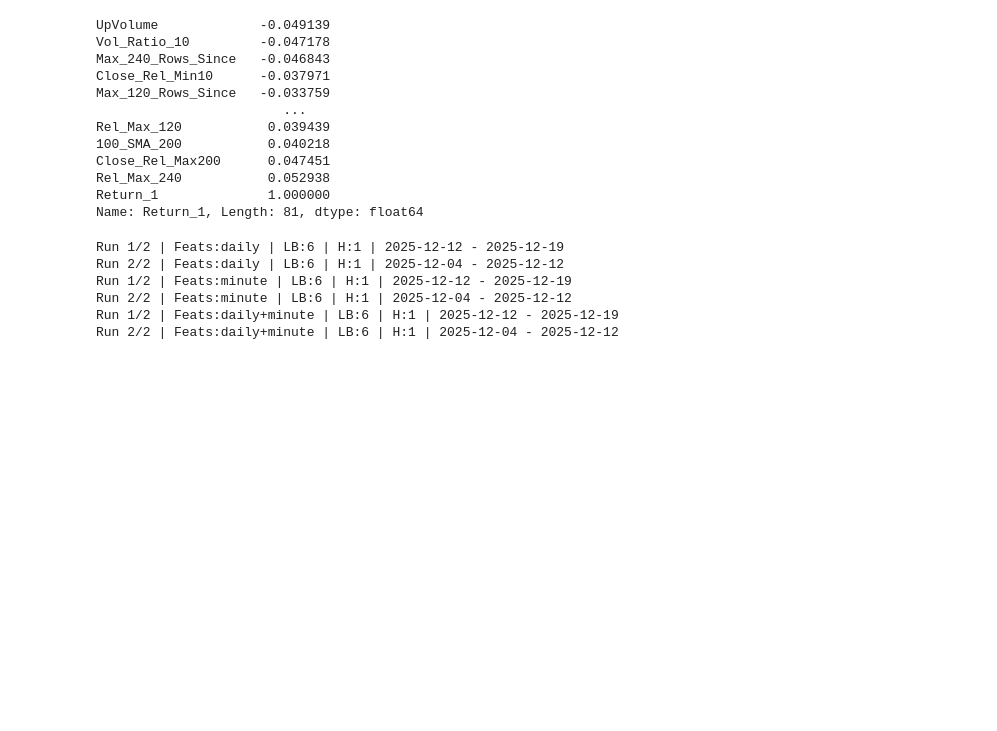
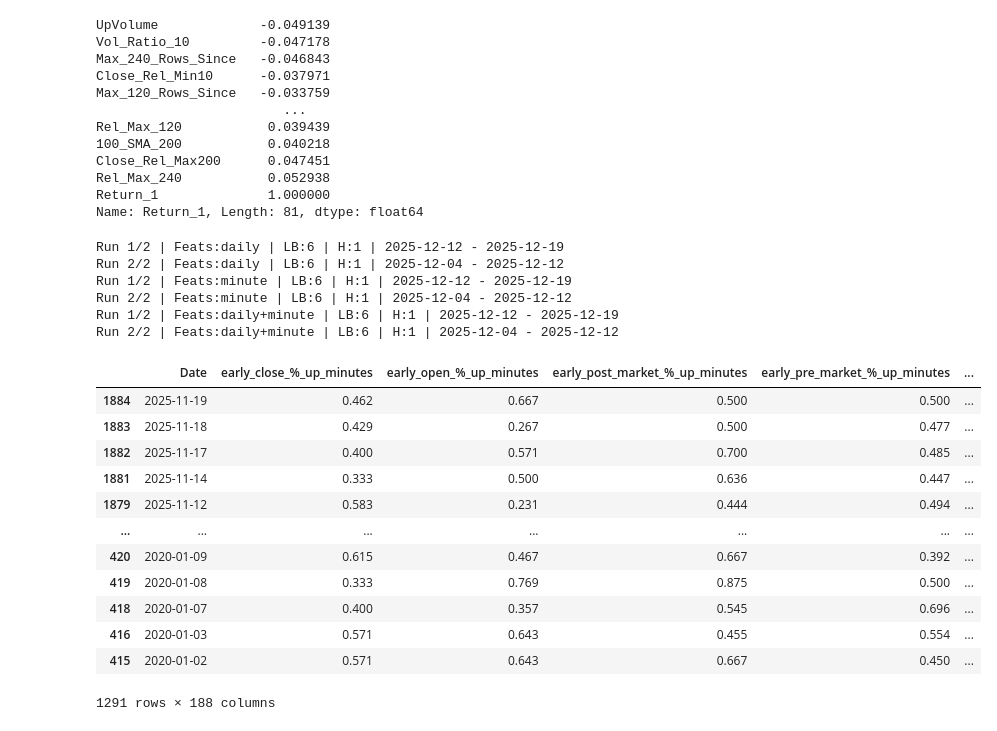
Before and after one commit to bchase17/Fracturion, a Jupyter notebook: Intraday_Model_Pipeline/training_pipeline_simple.ipynb, the cells around one changed output. Cells and saved outputs as stored; diff of their text form; code cells hidden in the pictures; blank space fills up the shorter version.

```diff
--- a/Intraday_Model_Pipeline/training_pipeline_simple.ipynb
+++ b/Intraday_Model_Pipeline/training_pipeline_simple.ipynb
@@ -241,6 +241,22 @@ Run 1/2 | Feats:minute | LB:6 | H:1 | 2025-12-12 - 2025-12-19
 Run 2/2 | Feats:minute | LB:6 | H:1 | 2025-12-04 - 2025-12-12
 Run 1/2 | Feats:daily+minute | LB:6 | H:1 | 2025-12-12 - 2025-12-19
 Run 2/2 | Feats:daily+minute | LB:6 | H:1 | 2025-12-04 - 2025-12-12
+# %%
+filtered
+# %% [output]
+|  | Date | early_close_%_up_minutes | early_open_%_up_minutes | early_post_market_%_up_minutes | early_pre_market_%_up_minutes | ... |
+| 1884 | 2025-11-19 | 0.462 | 0.667 | 0.500 | 0.500 | ... |
+| 1883 | 2025-11-18 | 0.429 | 0.267 | 0.500 | 0.477 | ... |
+| 1882 | 2025-11-17 | 0.400 | 0.571 | 0.700 | 0.485 | ... |
+| 1881 | 2025-11-14 | 0.333 | 0.500 | 0.636 | 0.447 | ... |
+| 1879 | 2025-11-12 | 0.583 | 0.231 | 0.444 | 0.494 | ... |
+| ... | ... | ... | ... | ... | ... | ... |
+| 420 | 2020-01-09 | 0.615 | 0.467 | 0.667 | 0.392 | ... |
+| 419 | 2020-01-08 | 0.333 | 0.769 | 0.875 | 0.500 | ... |
+| 418 | 2020-01-07 | 0.400 | 0.357 | 0.545 | 0.696 | ... |
+| 416 | 2020-01-03 | 0.571 | 0.643 | 0.455 | 0.554 | ... |
+| 415 | 2020-01-02 | 0.571 | 0.643 | 0.667 | 0.450 | ... |
+1291 rows × 188 columns
 # %%
 import numpy as np
 import pandas as pd
```
Also changed, not shown: parts of 2 cells of this notebook, 1 other file.
